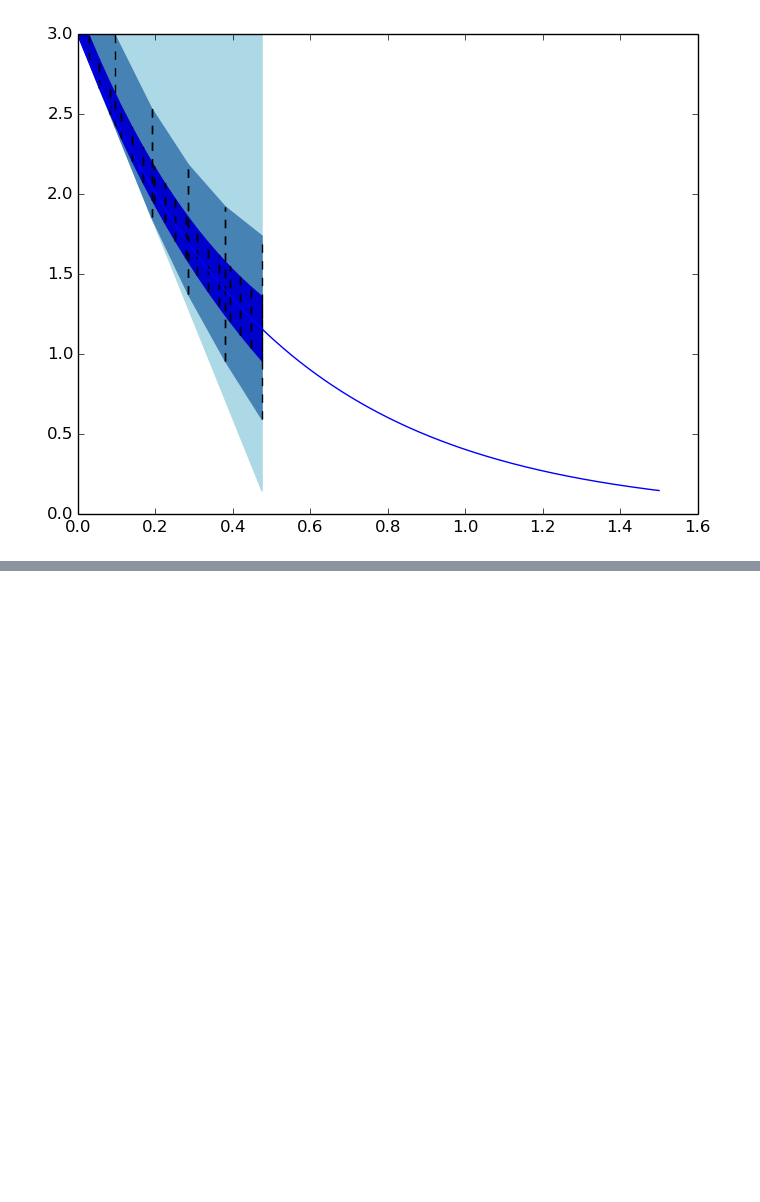
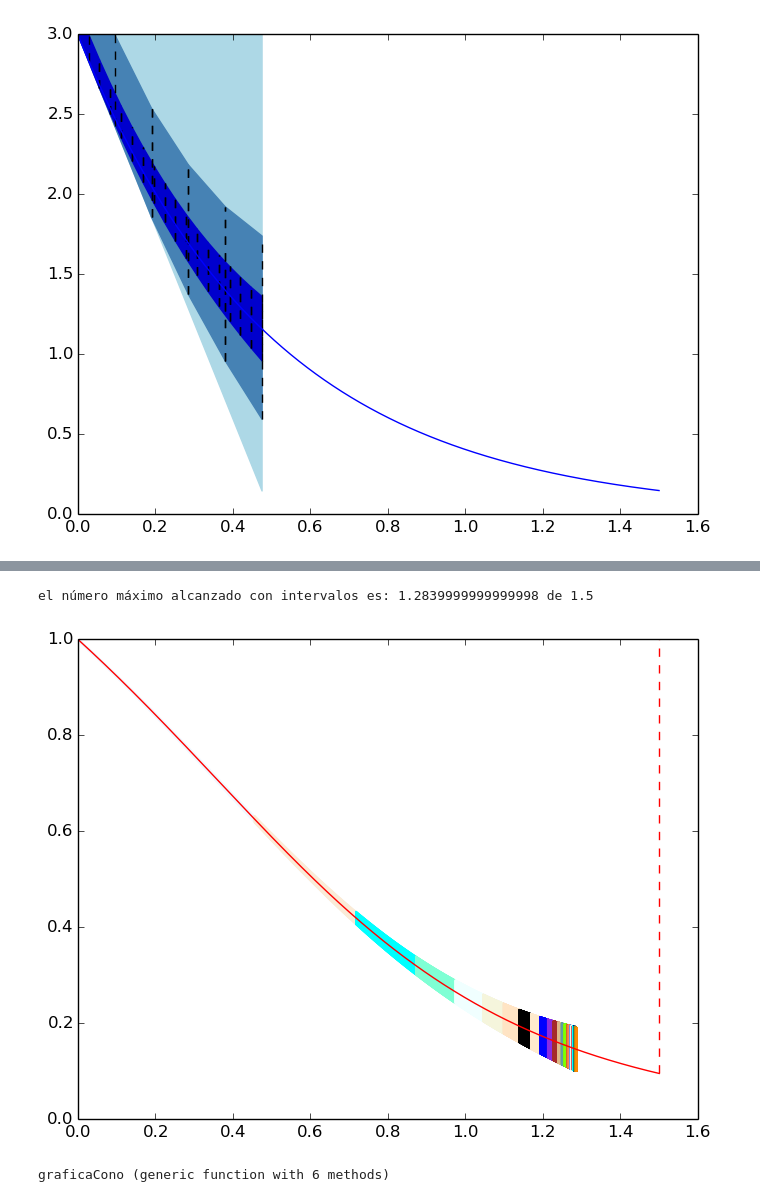
Before and after one commit to shgaeo/ProyectoClase, a Jupyter notebook: Notas/Sobre Capítulo 6 del Tucker.ipynb, the cells around one changed output, grey strips where cells are left out. Drawn from its saved outputs; the diff is of its cells as text; code cells hidden in the pictures; blank space fills up the shorter version.

```diff
--- a/Notas/Sobre Capítulo 6 del Tucker.ipynb
+++ b/Notas/Sobre Capítulo 6 del Tucker.ipynb
@@ -593,0 +624,35 @@ PyPlot.plot(linspace(t0,tf,n+1),x_RK,"blue");
+# %%
+f(x)=-2*x*exp(-x^2) #solución: gaussiana
+f(t,x)=-2*x*exp(-x^2)
+x0=1.0
+t0=0.0
+tf=1.5
+n=1000
+dt=tf/n
+ordenka=200
+pasosdeintegracion=30;
+# %%
+x_RK=RungeKutta4(t0,x0,dt,n,f);
+eul=NEulerMPasos(f,x0,t0,n,dt,ordenka,pasosdeintegracion);
+# %%
+graficarEulerM(eul[1],eul[2],eul[3],x_RK,t0,tf,n,dt,pasosdeintegracion)
+# %% [output]
+el número máximo alcanzado con intervalos es: 1.2839999999999998 de 1.5
+[figure, added]
+# %%
+function PrimerOrden.graficaCono(tI,tF,x0::Intervalo,zk::Intervalo,lineas::Bool,col::ASCIIString)
+    PyPlot.fill_between([tI,tF],Float64[x0.a,zk.a],Float64[x0.b,zk.b],color=col)
+    if lineas
+        PyPlot.plot(tI*[1,1],Float64[x0.a,x0.b],"--",color="black")
+        PyPlot.plot(tF*[1,1],Float64[zk.a,zk.b],"--",color="black")
+        #PyPlot.xlim(min(0.9*tI,1.1*tI),max(0.9*tF,1.1*tF))
+        #PyPlot.ylim(min(0.9*float64(zk.a),1.1*float64(zk.a)),max(0.9*float64(zk.b),1.1*float64(zk.b)))
+    end
+    return nothing
+end
+
+PrimerOrden.graficaCono(tI,tF,x0::Intervalo,zk::Intervalo)=graficaCono(tI,tF,x0,zk,false,"lightblue")
+PrimerOrden.graficaCono(tI,tF,x0::Intervalo,zk::Intervalo,lineas::Bool)=graficaCono(tI,tF,x0,zk,lineas,"lightblue")
+PrimerOrden.graficaCono(tI,tF,x0::Intervalo,zk::Intervalo,col::ASCIIString)=graficaCono(tI,tF,x0,zk,false,col)
+# %% [output]
+graficaCono (generic function with 6 methods)
```
Also changed, not shown: parts of 26 cells of this notebook, 4 other files.
